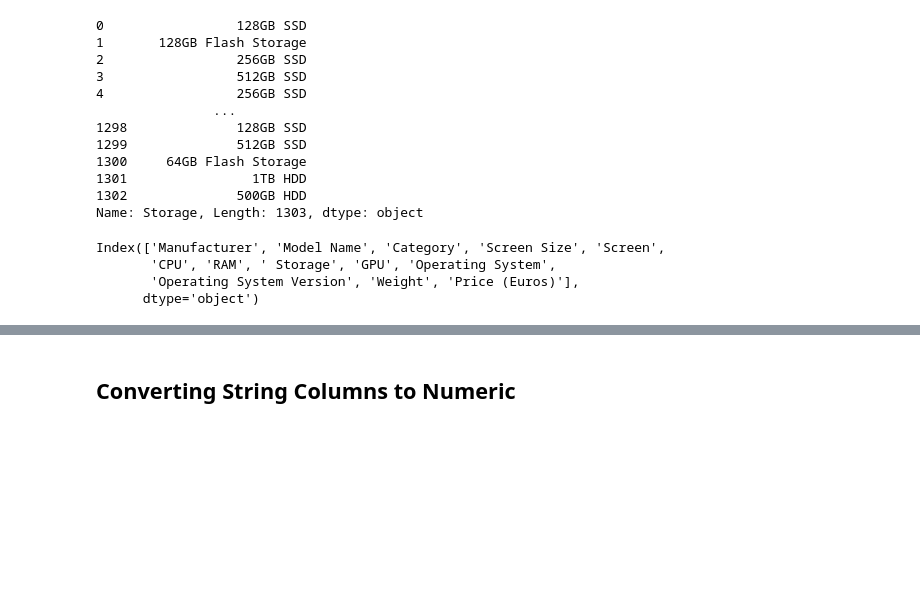
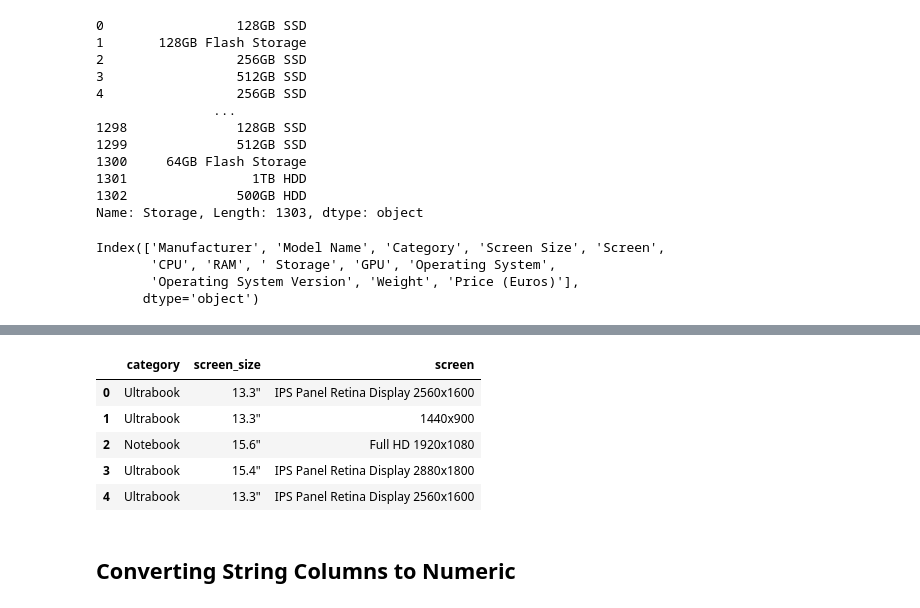
Before and after one commit to kbreberc/analitika-podatkov, a Jupyter notebook: Del_04_Priprava_in_čiščenje_podatkov/04_Priprava_in_čiščenje_podatkov_CLEAN.ipynb, the cells around one changed output, grey strips where cells are left out. Cells and saved outputs as stored; diff of their text form; code cells hidden in the pictures; blank space fills up the shorter version.

```diff
--- a/Del_04_Priprava_in_čiščenje_podatkov/04_Priprava_in_čiščenje_podatkov_CLEAN.ipynb
+++ b/Del_04_Priprava_in_čiščenje_podatkov/04_Priprava_in_čiščenje_podatkov_CLEAN.ipynb
@@ -188,3 +182,12 @@ laptops.head()
+# %%
+laptops.iloc[:5, 2:5]
+# %% [output]
+|  | category | screen_size | screen |
+| 0 | Ultrabook | 13.3" | IPS Panel Retina Display 2560x1600 |
+| 1 | Ultrabook | 13.3" | 1440x900 |
+| 2 | Notebook | 15.6" | Full HD 1920x1080 |
+| 3 | Ultrabook | 15.4" | IPS Panel Retina Display 2880x1800 |
+| 4 | Ultrabook | 13.3" | IPS Panel Retina Display 2560x1600 |
 # %% [markdown]
 ## Converting String Columns to Numeric
 # %% [markdown]
```
Also changed, not shown: parts of 131 cells of this notebook, 26 other files.
